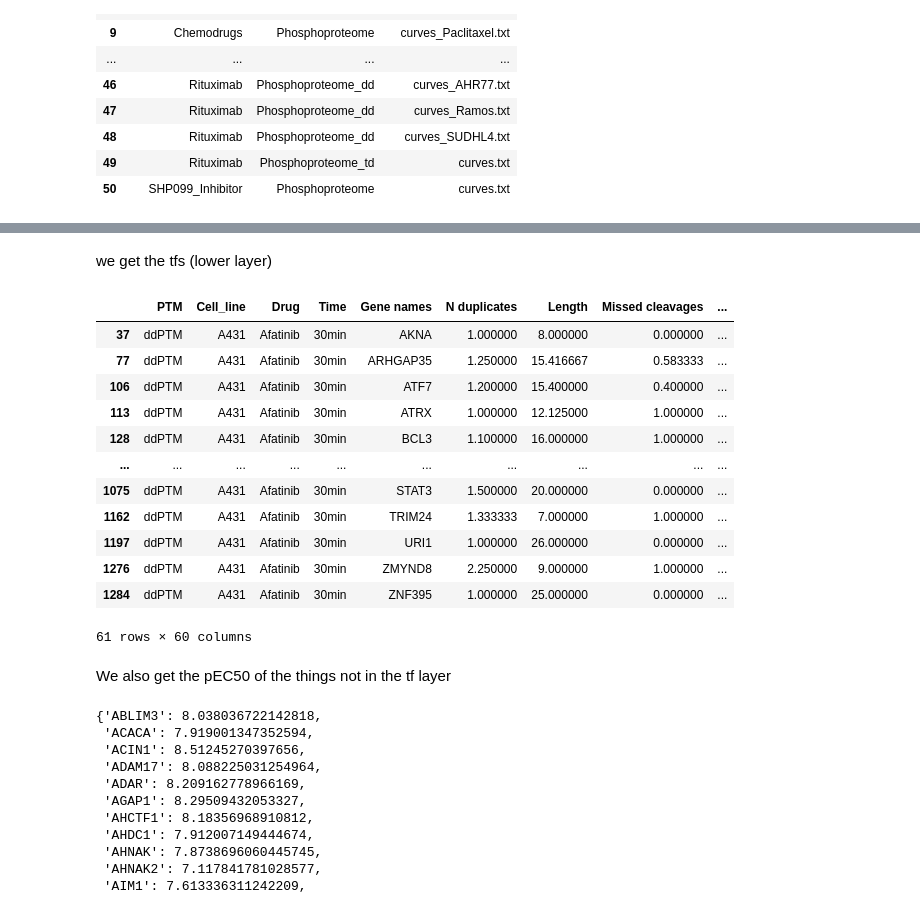
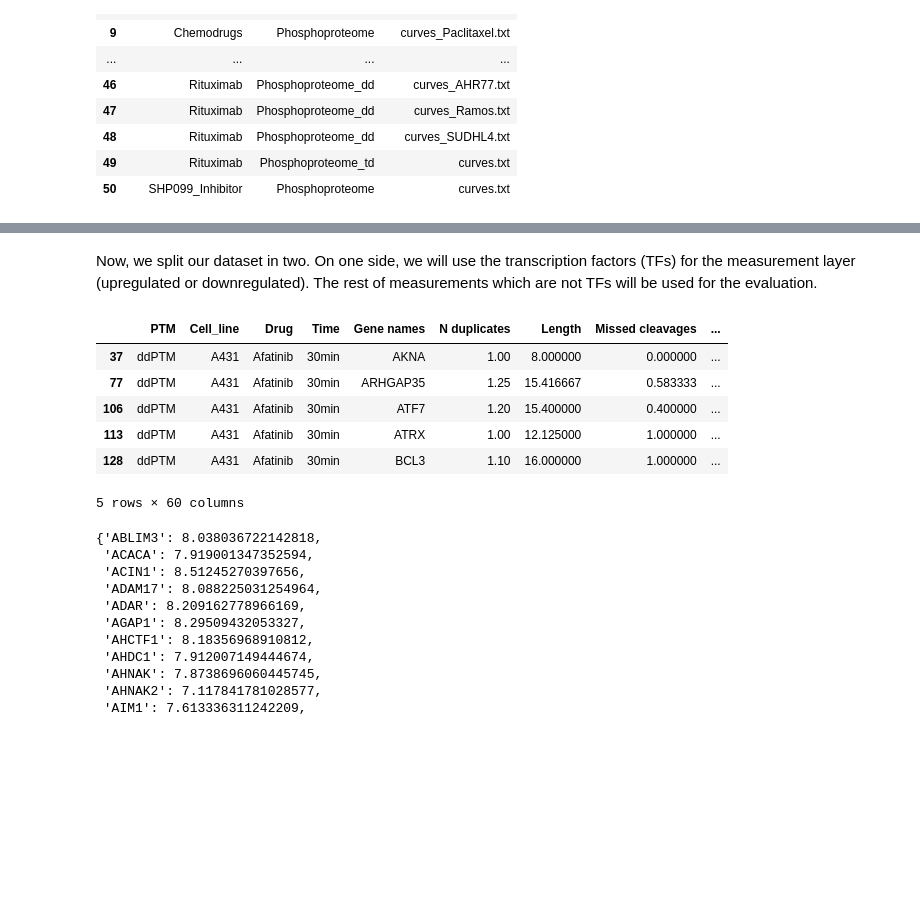
Before and after one commit to saezlab/networkcommons, a Jupyter notebook: docs/src/vignettes/3_evaluation_decryptm.ipynb, the cells around one changed output, grey strips where cells are left out. Cells and saved outputs as stored; diff of their text form; code cells hidden in the pictures; blank space fills up the shorter version.

```diff
--- a/docs/src/vignettes/3_evaluation_decryptm.ipynb
+++ b/docs/src/vignettes/3_evaluation_decryptm.ipynb
@@ -63,0 +107,2 @@ filtered_df
+# %%
+filtered_df = filtered_df[filtered_df['Drug'] == 'Afatinib']
@@ -136,30 +121,22 @@ Name: count, dtype: int64
 # %%
-grouped_df = grouped_df[(grouped_df['Drug'] == 'Afatinib') & (grouped_df['Regulation'] != 0)]
+grouped_df = grouped_df[grouped_df['Regulation'] != 0]
 # %%
 collectri = dc.get_collectri()
 # %%
 collectri_tfs = set(collectri.source)
-# %% [markdown]
-we get the tfs (lower layer)
+# %% [markdown]
+Now, we split our dataset in two. On one side, we will use the transcription factors (TFs) for the measurement layer (upregulated or downregulated). The rest of measurements which are not TFs will be used for the evaluation.
 # %%
 measurements = grouped_df[grouped_df['Gene names'].isin(collectri_tfs)]
-measurements
+measurements.head()
 # %% [output]
 |  | PTM | Cell_line | Drug | Time | Gene names | N duplicates | Length | Missed cleavages | ... |
-| 37 | ddPTM | A431 | Afatinib | 30min | AKNA | 1.000000 | 8.000000 | 0.000000 | ... |
-| 77 | ddPTM | A431 | Afatinib | 30min | ARHGAP35 | 1.250000 | 15.416667 | 0.583333 | ... |
-| 106 | ddPTM | A431 | Afatinib | 30min | ATF7 | 1.200000 | 15.400000 | 0.400000 | ... |
-| 113 | ddPTM | A431 | Afatinib | 30min | ATRX | 1.000000 | 12.125000 | 1.000000 | ... |
-| 128 | ddPTM | A431 | Afatinib | 30min | BCL3 | 1.100000 | 16.000000 | 1.000000 | ... |
-| ... | ... | ... | ... | ... | ... | ... | ... | ... | ... |
-| 1075 | ddPTM | A431 | Afatinib | 30min | STAT3 | 1.500000 | 20.000000 | 0.000000 | ... |
-| 1162 | ddPTM | A431 | Afatinib | 30min | TRIM24 | 1.333333 | 7.000000 | 1.000000 | ... |
-| 1197 | ddPTM | A431 | Afatinib | 30min | URI1 | 1.000000 | 26.000000 | 0.000000 | ... |
-| 1276 | ddPTM | A431 | Afatinib | 30min | ZMYND8 | 2.250000 | 9.000000 | 1.000000 | ... |
-| 1284 | ddPTM | A431 | Afatinib | 30min | ZNF395 | 1.000000 | 25.000000 | 0.000000 | ... |
+| 37 | ddPTM | A431 | Afatinib | 30min | AKNA | 1.00 | 8.000000 | 0.000000 | ... |
+| 77 | ddPTM | A431 | Afatinib | 30min | ARHGAP35 | 1.25 | 15.416667 | 0.583333 | ... |
+| 106 | ddPTM | A431 | Afatinib | 30min | ATF7 | 1.20 | 15.400000 | 0.400000 | ... |
+| 113 | ddPTM | A431 | Afatinib | 30min | ATRX | 1.00 | 12.125000 | 1.000000 | ... |
+| 128 | ddPTM | A431 | Afatinib | 30min | BCL3 | 1.10 | 16.000000 | 1.000000 | ... |
-61 rows × 60 columns
+5 rows × 60 columns
-# %% [markdown]
-We also get the pEC50 of the things not in the tf layer
 # %%
 ec50_values = grouped_df[~grouped_df['Gene names'].isin(collectri_tfs)]
 ec50_dict = dict(zip(grouped_df['Gene names'], grouped_df['pEC50']))
```
Also changed, not shown: parts of 30 cells of this notebook.
